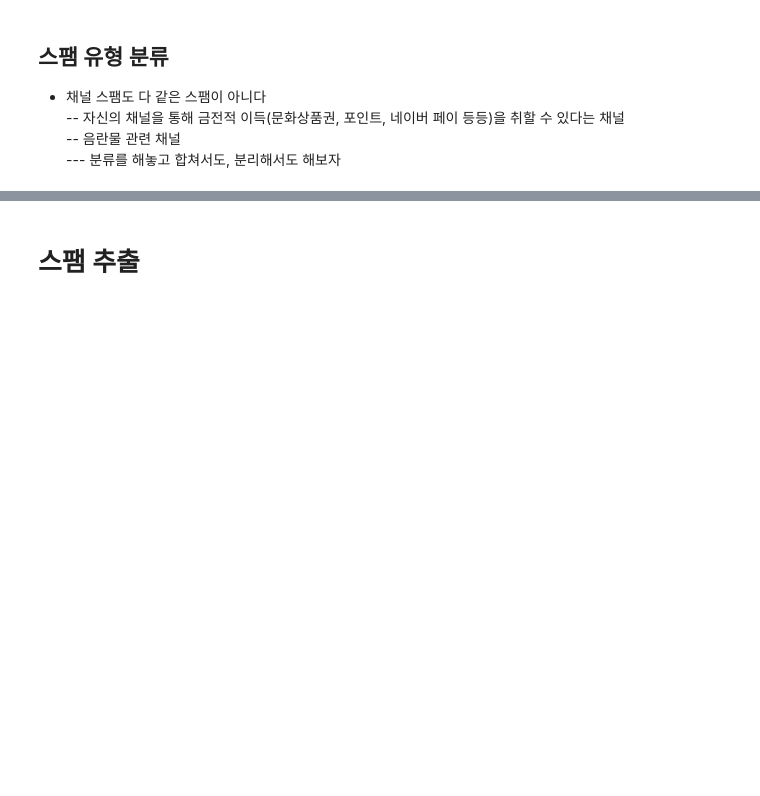
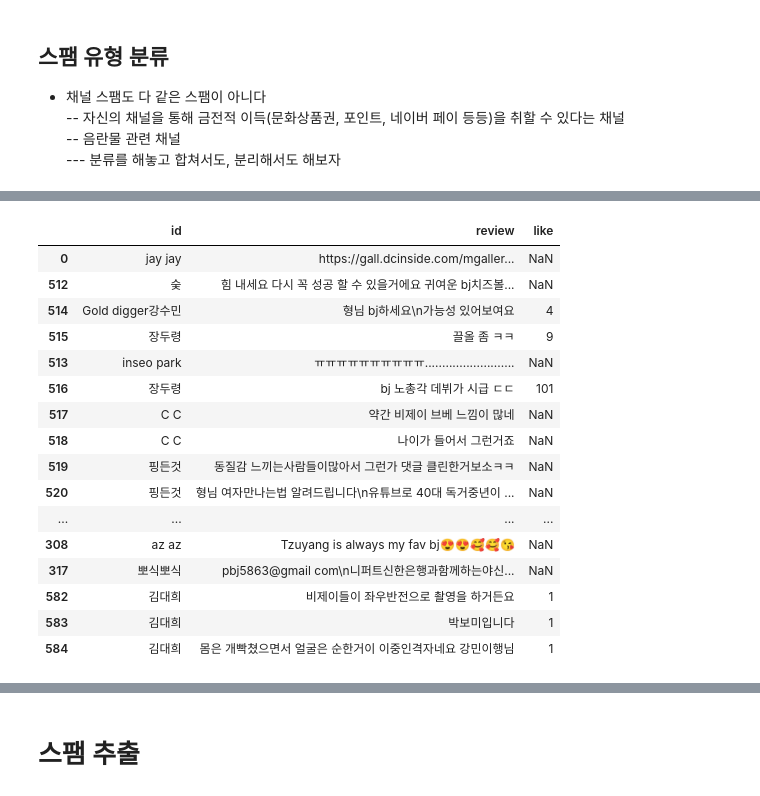
Before and after one commit to subeomsp/TIL_2, a Jupyter notebook: 유튜브 크롤링/BERT 스팸 분류 모델 for Youtube.ipynb, the cells around one changed output, grey strips where cells are left out. Saved outputs shown, nothing was run; the diff lists cells and outputs as text; code cells hidden in the pictures; blank space fills up the shorter version.

```diff
--- a/유튜브 크롤링/BERT 스팸 분류 모델 for Youtube.ipynb
+++ b/유튜브 크롤링/BERT 스팸 분류 모델 for Youtube.ipynb
@@ -1164,0 +1188,5 @@ for idx, review in enumerate(review_list):
+# %%
+spam_expected_1 = []
+for idx, review in enumerate(review_list):
+    if 'bj' in review or '비제이' in review:
+        spam_expected_1.append((idx, review))
@@ -1164,0 +1233,11 @@ for idx, review in enumerate(review_list):
+# %%
+temp_type1 = pd.DataFrame(columns = df.columns)
+for user, review in zip(df['id'], df['review']):
+    if 'bj' in review or '비제이' in review:
+        if user not in temp_type1['id']:
+            temp_df = df[df['id'] == user]
+            temp_type1 = pd.concat([temp_type1, temp_df], ignore_index=True)
+        else:
+            pass
+# %%
+spam_type1 = pd.DataFrame(columns = temp_type1.columns)
@@ -1164,0 +1268,32 @@ for idx, review in enumerate(review_list):
+# %%
+def del_and_show(df_, num, spam_df):
+    #해당 인덱스에 해당하는 아이디를 spam_type1에 추가
+    temp_df = df_[df_['id'] == df_['id'].loc[num]]
+    spam_df = pd.concat([spam_df, temp_df])
+
+    #해당 인덱스 제거 후 보기
+    idx_1 = df_.index
+    idx_2 = temp_df.index
+    idx = list(set(idx_1) - set(idx_2))
+    return df_.loc[idx], spam_df
+# %%
+temp_type1, spam_type1 = del_and_show(temp_type1, 300, spam_type1)
+temp_type1.iloc[:50]
+# %% [output]
+|  | id | review | like |
+| 0 | jay jay | https://gall.dcinside.com/mgaller... | NaN |
+| 512 | 숮 | 힘 내세요 다시 꼭 성공 할 수 있을거에요 귀여운 bj치즈볼... | NaN |
+| 514 | Gold digger강수민 | 형님 bj하세요\n가능성 있어보여요 | 4 |
+| 515 | 장두령 | 끌올 좀 ㅋㅋ | 9 |
+| 513 | inseo park | ㅠㅠㅠㅠㅠㅠㅠㅠㅠㅠ.......................... | NaN |
+| 516 | 장두령 | bj 노총각 데뷔가 시급 ㄷㄷ | 101 |
+| 517 | C C | 약간 비제이 브베 느낌이 많네 | NaN |
+| 518 | C C | 나이가 들어서 그런거죠 | NaN |
+| 519 | 핑든것 | 동질감 느끼는사람들이많아서 그런가 댓글 클린한거보소ㅋㅋ | NaN |
+| 520 | 핑든것 | 형님 여자만나는법 알려드립니다\n유튜브로 40대 독거중년이 ... | NaN |
+| ... | ... | ... | ... |
+| 308 | az az | Tzuyang is always my fav bj😍😍🥰🥰😘 | NaN |
+| 317 | 뽀식뽀식 | pbj5863@gmail com\n니퍼트신한은행과함께하는야신... | NaN |
+| 582 | 김대희 | 비제이들이 좌우반전으로 촬영을 하거든요 | 1 |
+| 583 | 김대희 | 박보미입니다 | 1 |
+| 584 | 김대희 | 몸은 개빡쳤으면서 얼굴은 순한거이 이중인격자네요 강민이행님 | 1 |
```
Also changed, not shown: parts of 18 cells of this notebook.
